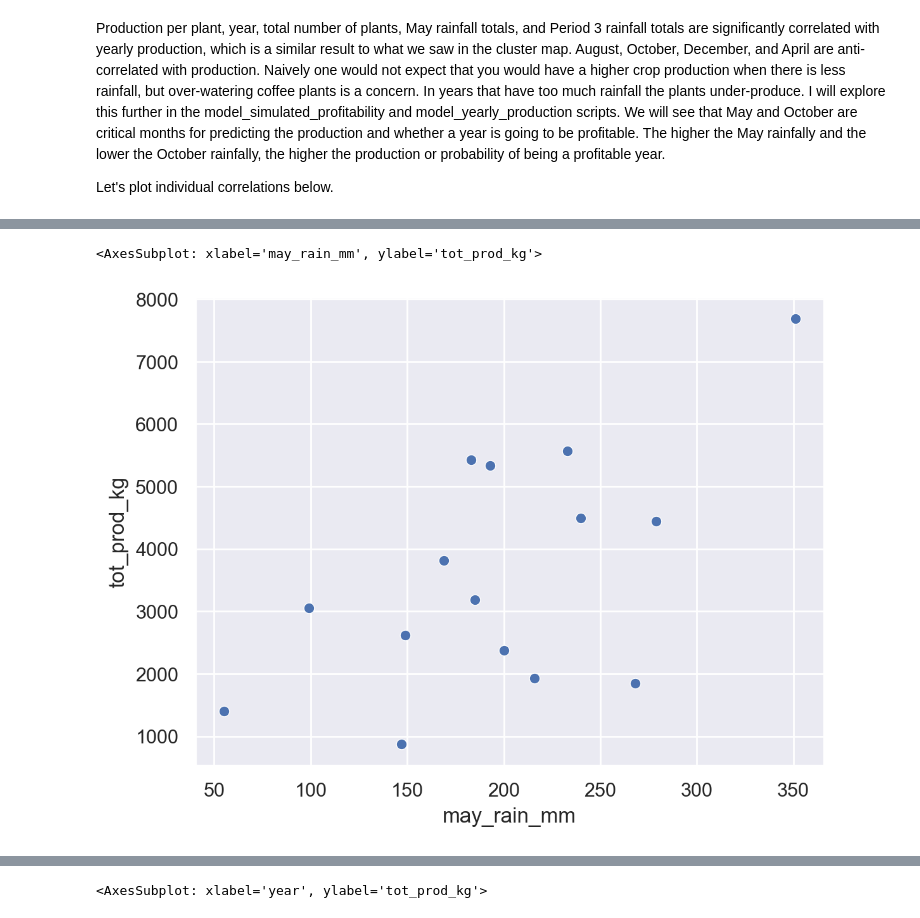
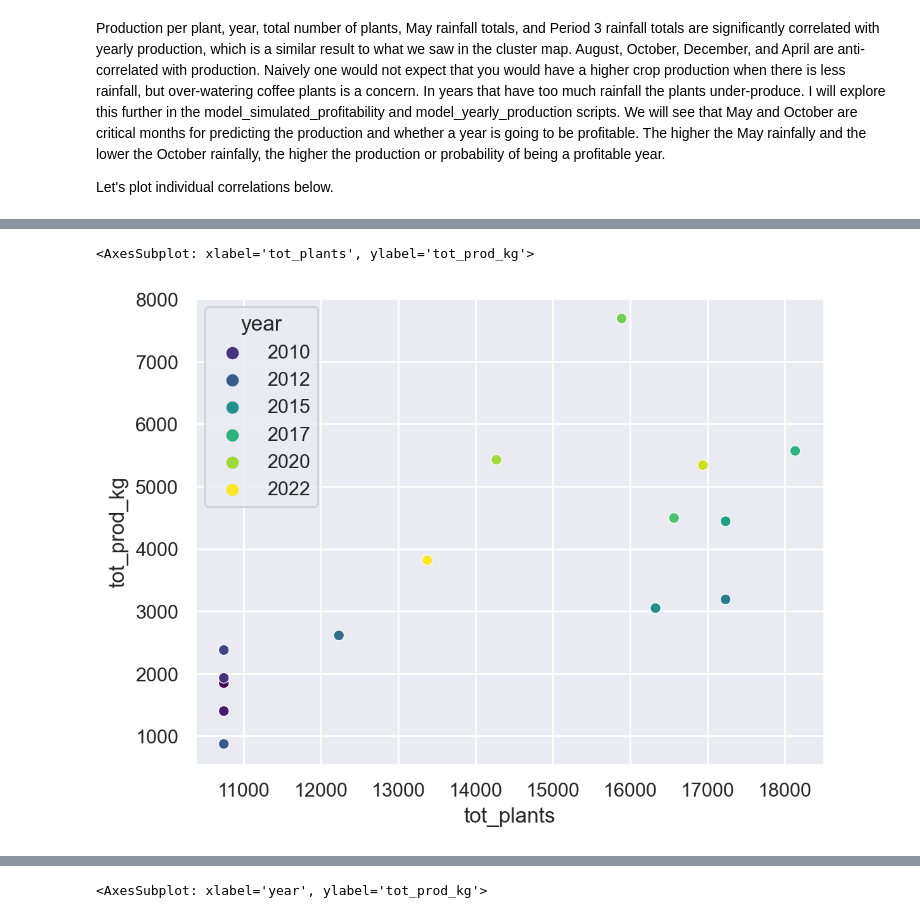
Before and after one commit to pdrew32/Cafe-Casa-Martinez, a Jupyter notebook: exploratory_data_analysis.ipynb, the cells around one changed output, grey strips where cells are left out. Saved outputs shown, nothing was run; the diff lists cells and outputs as text; code cells hidden in the pictures.

Commit message:
added hue as year to figures

```diff
--- a/exploratory_data_analysis.ipynb
+++ b/exploratory_data_analysis.ipynb
@@ -85,6 +88,6 @@ Let's plot individual correlations below.
 # %%
 plt.figure(dpi=200)
-sns.scatterplot(data=df, x='may_rain_mm', y='tot_prod_kg')
+sns.scatterplot(data=df, x='tot_plants', y='tot_prod_kg', hue='year', palette='viridis')
 # %% [output]
-<AxesSubplot: xlabel='may_rain_mm', ylabel='tot_prod_kg'>
+<AxesSubplot: xlabel='tot_plants', ylabel='tot_prod_kg'>
-[figure, old version]
+[figure, new version]
```
Also changed, not shown: parts of 3 cells of this notebook.
